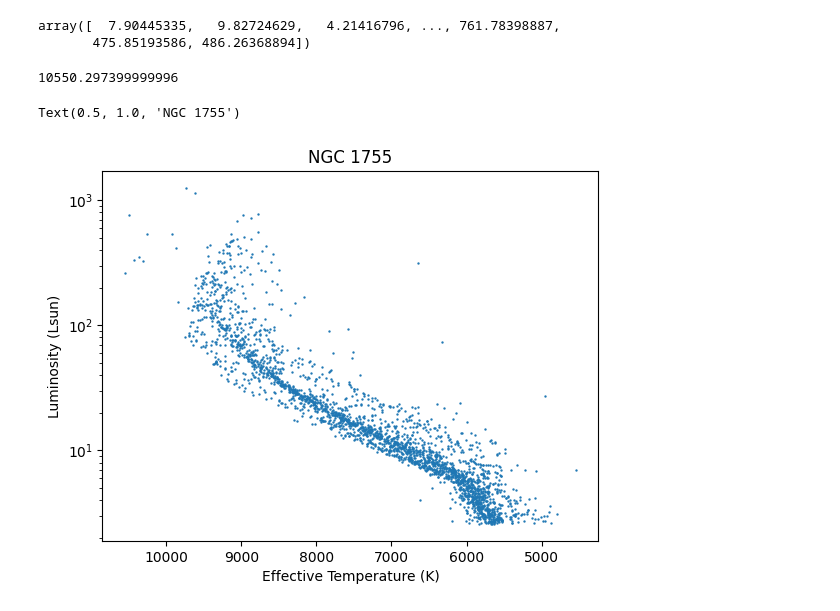
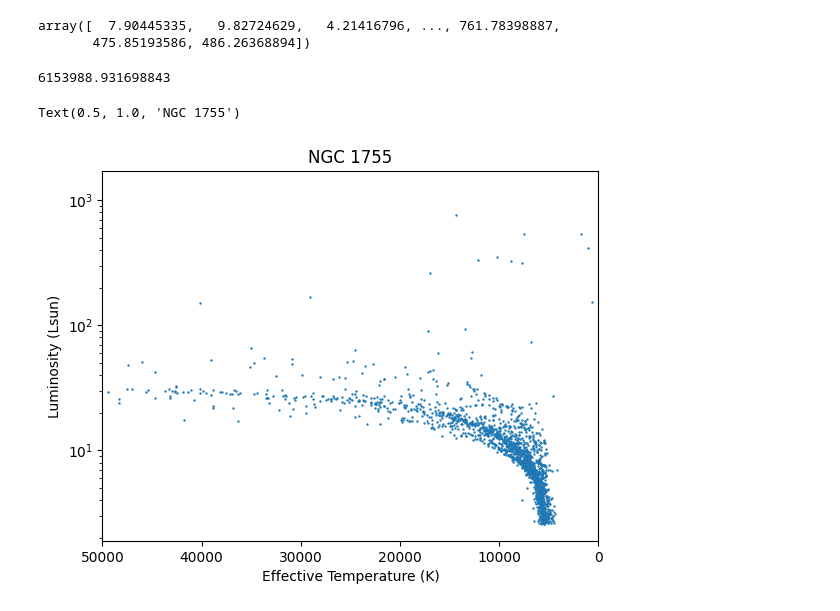
Before and after one commit to mkim0029/COMPAS, a Jupyter notebook: src/COMPAS_Output/read.ipynb, the cells around one changed output. Saved outputs shown, nothing was run; the diff lists cells and outputs as text; code cells hidden in the pictures.

```diff
--- a/src/COMPAS_Output/read.ipynb
+++ b/src/COMPAS_Output/read.ipynb
@@ -182,21 +183,24 @@ array([  7.90445335,   9.82724629,   4.21416796, ..., 761.78398887,
        475.85193586, 486.26368894])
 # %%
 def convert_to_teff(mag_336, mag_814):
-  mag_336 = np.array(mag_336)
-  mag_814 = np.array(mag_814)
   return 7468 - 2078*(mag_336 - mag_814)
+# %%
+def convert_to_teff(mag_336, mag_814):
+  colour = mag_336 - mag_814 - 0.14
+  return 4600*((1/(0.92*colour + 1.7)) + (1/(0.92*colour + 0.62)))
 # %%
 Teff = convert_to_teff(df.F336W, df.F814W)
 print(np.max(Teff))
 # %% [output]
-10550.297399999996
+6153988.931698843
 # %%
 plt.scatter(Teff, L, s = 0.5)
 plt.xlabel('Effective Temperature (K)')
 plt.ylabel('Luminosity (Lsun)')
+plt.xlim((0,5e4))
 plt.gca().invert_xaxis()
 plt.yscale('log')
 plt.title('NGC 1755')
 # %% [output]
 Text(0.5, 1.0, 'NGC 1755')
-[figure, old version]
+[figure, new version]
```
Also changed, not shown: parts of 2 cells of this notebook.
